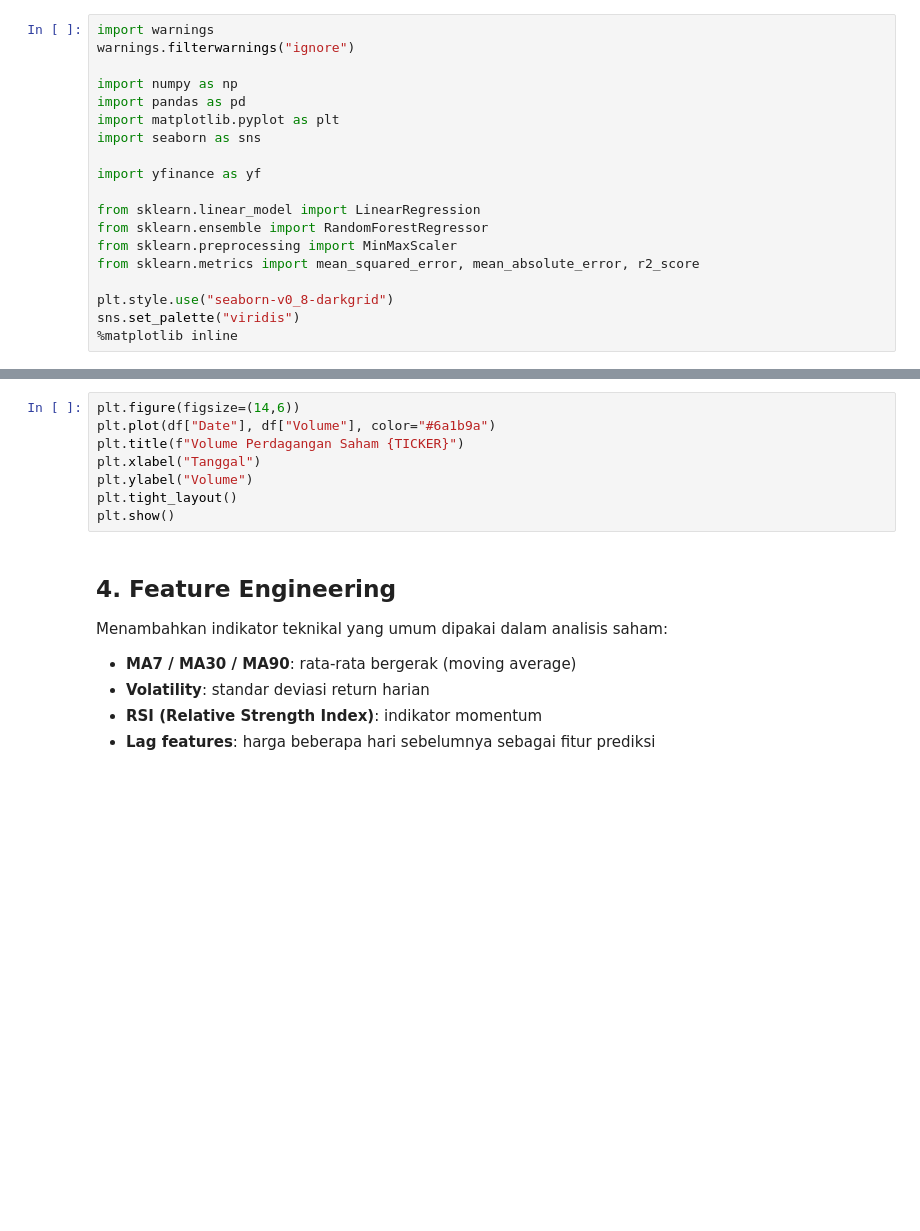
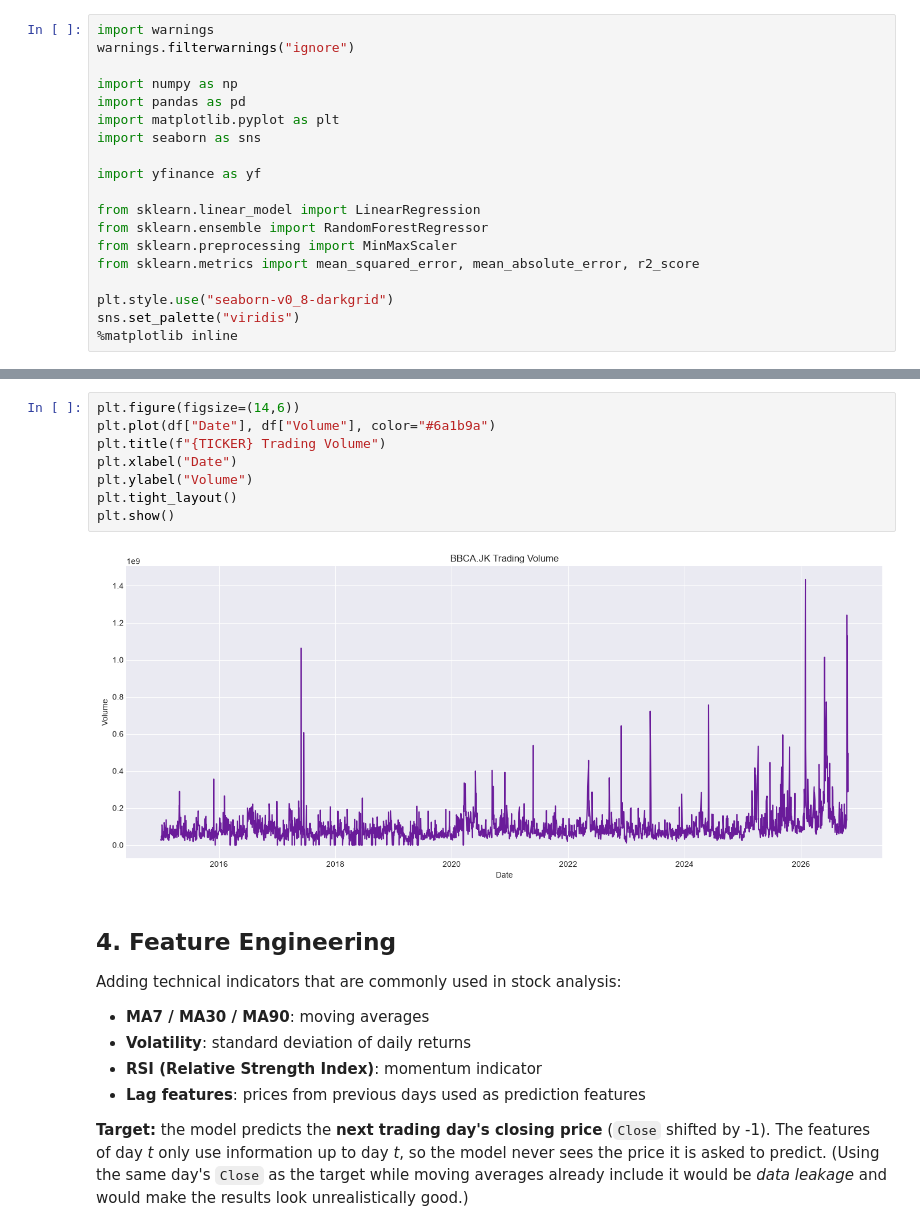
Before and after one commit to techrick-rgb/BCA-Stock-Predictor, a Jupyter notebook: notebooks/BCA_Stock_Prediction.ipynb, the cells around one changed output, grey strips where cells are left out. Saved outputs shown, nothing was run; the diff lists cells and outputs as text; blank space fills up the shorter version.

```diff
--- a/notebooks/BCA_Stock_Prediction.ipynb
+++ b/notebooks/BCA_Stock_Prediction.ipynb
@@ -92,19 +143,23 @@ plt.show()
 # %%
 plt.figure(figsize=(14,6))
 plt.plot(df["Date"], df["Volume"], color="#6a1b9a")
-plt.title(f"Volume Perdagangan Saham {TICKER}")
-plt.xlabel("Tanggal")
+plt.title(f"{TICKER} Trading Volume")
+plt.xlabel("Date")
 plt.ylabel("Volume")
 plt.tight_layout()
 plt.show()
+# %% [output]
+[figure, added]
 # %% [markdown]
 ## 4. Feature Engineering
 
-Menambahkan indikator teknikal yang umum dipakai dalam analisis saham:
-- **MA7 / MA30 / MA90**: rata-rata bergerak (moving average)
-- **Volatility**: standar deviasi return harian
-- **RSI (Relative Strength Index)**: indikator momentum
-- **Lag features**: harga beberapa hari sebelumnya sebagai fitur prediksi
+Adding technical indicators that are commonly used in stock analysis:
+- **MA7 / MA30 / MA90**: moving averages
+- **Volatility**: standard deviation of daily returns
+- **RSI (Relative Strength Index)**: momentum indicator
+- **Lag features**: prices from previous days used as prediction features
+
+**Target:** the model predicts the **next trading day's closing price** (`Close` shifted by -1). The features of day *t* only use information up to day *t*, so the model never sees the price it is asked to predict. (Using the same day's `Close` as the target while moving averages already include it would be *data leakage* and would make the results look unrealistically good.)
 # %%
 data = df[["Date", "Close"]].copy()
 
```
Also changed, not shown: parts of 33 cells of this notebook, 14 other files.
